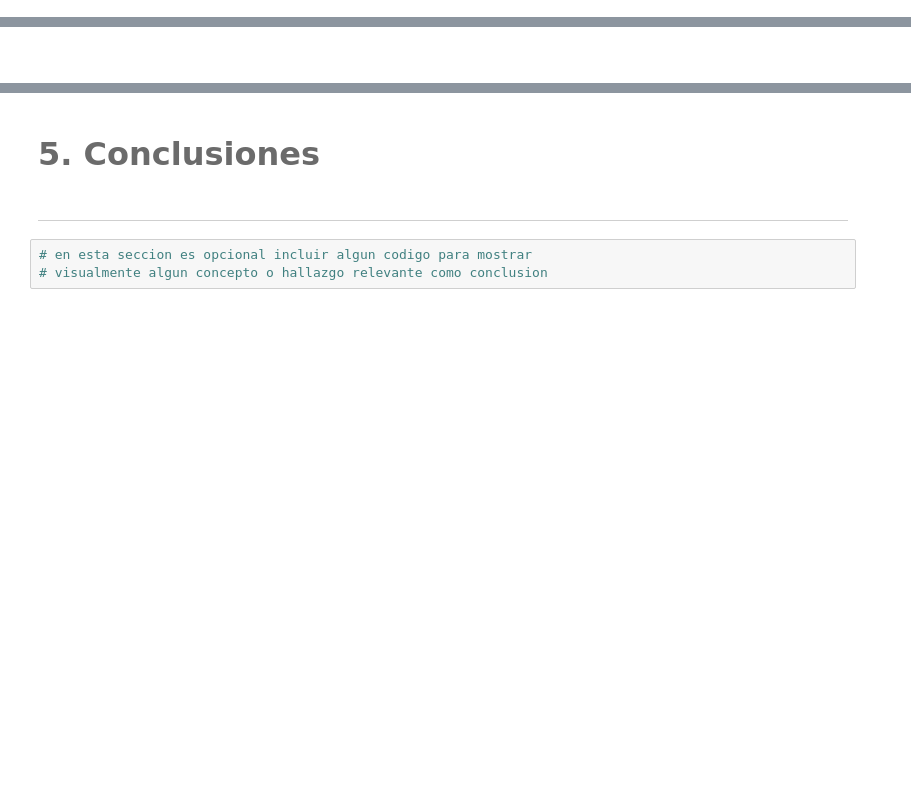
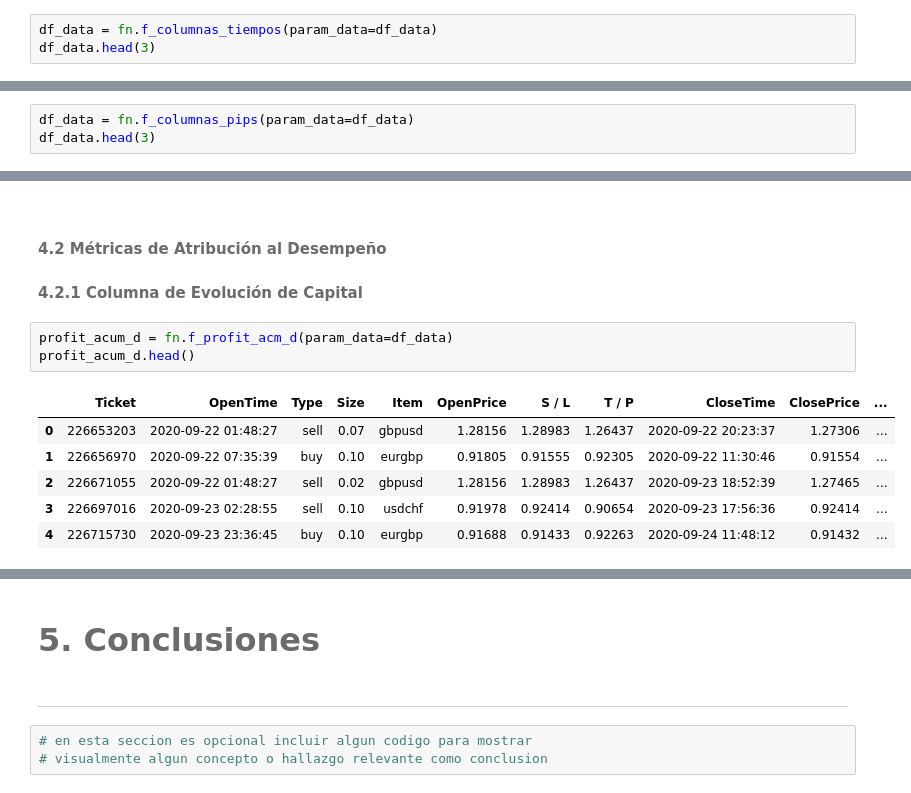
Before and after one commit to lizette98/myst_equipo8_lab3, a Jupyter notebook: notebook.ipynb, the cells around one changed output, grey strips where cells are left out. Saved outputs shown, nothing was run; the diff lists cells and outputs as text; blank space fills up the shorter version.

```diff
--- a/notebook.ipynb
+++ b/notebook.ipynb
@@ -98,0 +119,3 @@ print(pip_size)
+# %%
+df_data = fn.f_columnas_tiempos(param_data=df_data)
+df_data.head(3)
@@ -98,0 +135,3 @@ print(pip_size)
+# %%
+df_data = fn.f_columnas_pips(param_data=df_data)
+df_data.head(3)
@@ -99,2 +181,16 @@ print(pip_size)
 # %% [markdown]
 <br>
+# %% [markdown]
+<font color= #6B6B6B> <font size = 5.5> **4.2 Métricas de Atribución al Desempeño** </font>
+# %% [markdown]
+<font color= #6B6B6B> <font size = 4.5> **4.2.1 Columna de Evolución de Capital** </font>
+# %%
+profit_acum_d = fn.f_profit_acm_d(param_data=df_data)
+profit_acum_d.head()
+# %% [output]
+|  | Ticket | OpenTime | Type | Size | Item | OpenPrice | S / L | T / P | CloseTime | ClosePrice | ... |
+| 0 | 226653203 | 2020-09-22 01:48:27 | sell | 0.07 | gbpusd | 1.28156 | 1.28983 | 1.26437 | 2020-09-22 20:23:37 | 1.27306 | ... |
+| 1 | 226656970 | 2020-09-22 07:35:39 | buy | 0.10 | eurgbp | 0.91805 | 0.91555 | 0.92305 | 2020-09-22 11:30:46 | 0.91554 | ... |
+| 2 | 226671055 | 2020-09-22 01:48:27 | sell | 0.02 | gbpusd | 1.28156 | 1.28983 | 1.26437 | 2020-09-23 18:52:39 | 1.27465 | ... |
+| 3 | 226697016 | 2020-09-23 02:28:55 | sell | 0.10 | usdchf | 0.91978 | 0.92414 | 0.90654 | 2020-09-23 17:56:36 | 0.92414 | ... |
+| 4 | 226715730 | 2020-09-23 23:36:45 | buy | 0.10 | eurgbp | 0.91688 | 0.91433 | 0.92263 | 2020-09-24 11:48:12 | 0.91432 | ... |
```
Also changed, not shown: parts of 28 cells of this notebook.
